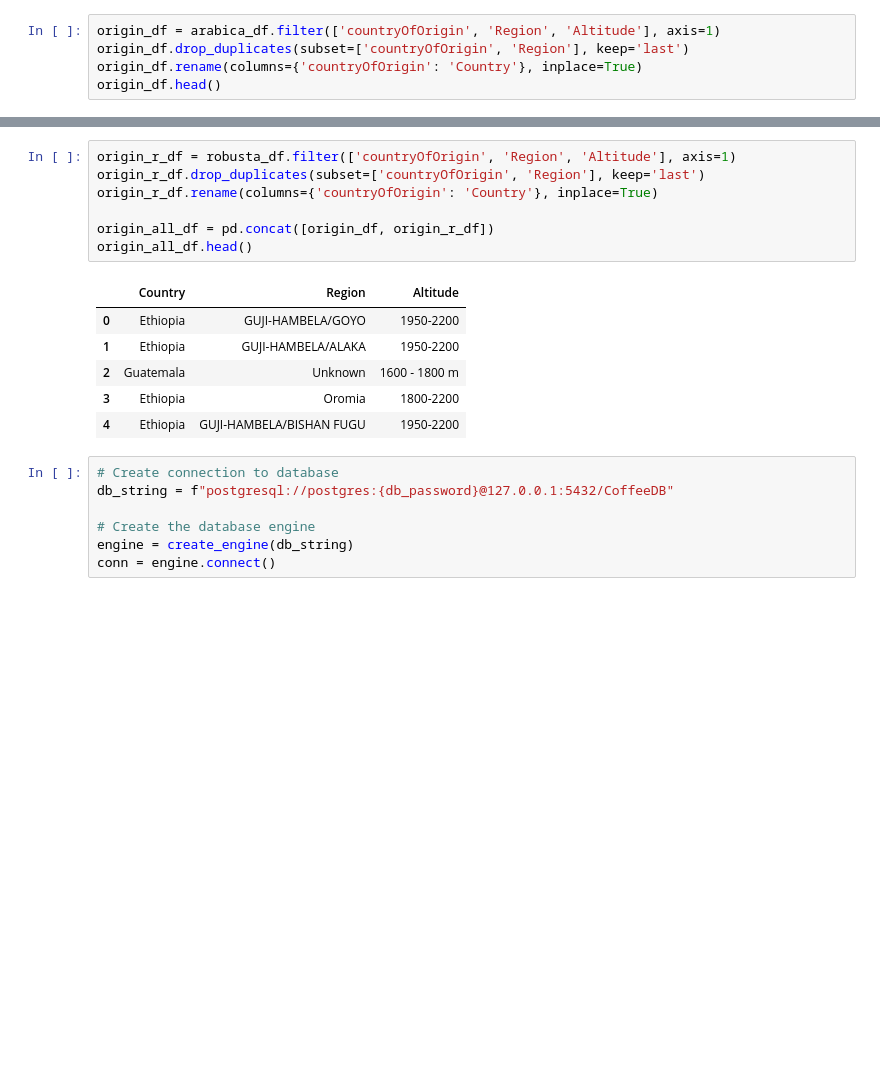
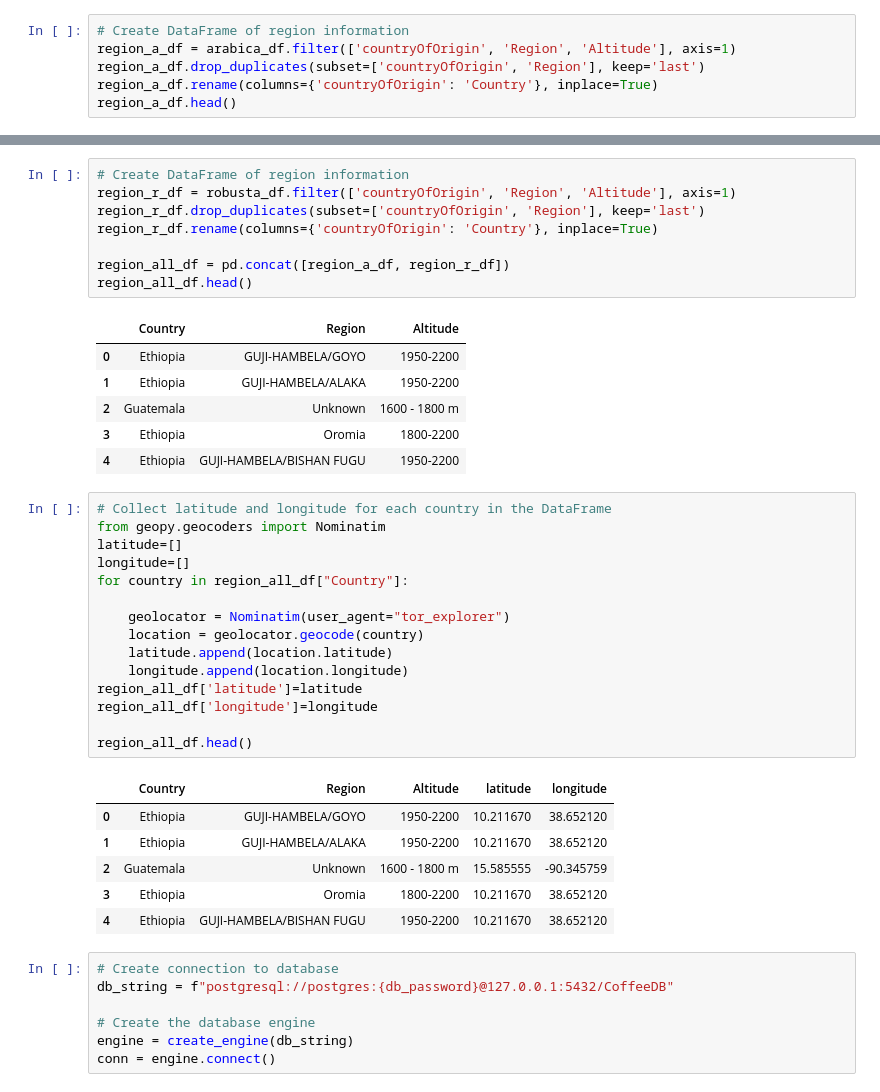
Before and after one commit to jkannis/Capstone, a Jupyter notebook: CSV_toPostgres.ipynb, the cells around one changed output, grey strips where cells are left out. Cells and saved outputs as stored; diff of their text form; blank space fills up the shorter version.

Commit message:
Add code to gather latitude and longitude for countries

```diff
--- a/CSV_toPostgres.ipynb
+++ b/CSV_toPostgres.ipynb
@@ -73,10 +73,11 @@ arabica_df.head()
 | 3 | Arabica | Yidnekachew Dabessa | Ethiopia | 1800-2200 | Oromia | 8.17 | 8.58 | 8.42 | 8.42 | 8.50 | ... |
 | 4 | Arabica | metad plc | Ethiopia | 1950-2200 | GUJI-HAMBELA/BISHAN FUGU | 8.25 | 8.50 | 8.25 | 8.50 | 8.42 | ... |
 # %%
-origin_df = arabica_df.filter(['countryOfOrigin', 'Region', 'Altitude'], axis=1)
-origin_df.drop_duplicates(subset=['countryOfOrigin', 'Region'], keep='last')
-origin_df.rename(columns={'countryOfOrigin': 'Country'}, inplace=True)
-origin_df.head()
+# Create DataFrame of region information
+region_a_df = arabica_df.filter(['countryOfOrigin', 'Region', 'Altitude'], axis=1)
+region_a_df.drop_duplicates(subset=['countryOfOrigin', 'Region'], keep='last')
+region_a_df.rename(columns={'countryOfOrigin': 'Country'}, inplace=True)
+region_a_df.head()
 # %% [output]
 |  | Country | Region | Altitude |
 | 0 | Ethiopia | GUJI-HAMBELA/GOYO | 1950-2200 |
@@ -143,12 +144,13 @@ robusta_df.head()
 | 3 | Robusta | UGACOF | Uganda | 1212 | Central | 8.00 | 7.92 | 7.92 | 7.75 | ... |
 | 4 | Robusta | Katuka Development Trust Ltd | Uganda | 1200-1300 | Luwero central region | 8.33 | 7.83 | 7.83 | 7.75 | ... |
 # %%
-origin_r_df = robusta_df.filter(['countryOfOrigin', 'Region', 'Altitude'], axis=1)
-origin_r_df.drop_duplicates(subset=['countryOfOrigin', 'Region'], keep='last')
-origin_r_df.rename(columns={'countryOfOrigin': 'Country'}, inplace=True)
+# Create DataFrame of region information
+region_r_df = robusta_df.filter(['countryOfOrigin', 'Region', 'Altitude'], axis=1)
+region_r_df.drop_duplicates(subset=['countryOfOrigin', 'Region'], keep='last')
+region_r_df.rename(columns={'countryOfOrigin': 'Country'}, inplace=True)
 
-origin_all_df = pd.concat([origin_df, origin_r_df])
-origin_all_df.head()
+region_all_df = pd.concat([region_a_df, region_r_df])
+region_all_df.head()
 # %% [output]
 |  | Country | Region | Altitude |
 | 0 | Ethiopia | GUJI-HAMBELA/GOYO | 1950-2200 |
@@ -156,6 +158,28 @@ origin_all_df.head()
 | 2 | Guatemala | Unknown | 1600 - 1800 m |
 | 3 | Ethiopia | Oromia | 1800-2200 |
 | 4 | Ethiopia | GUJI-HAMBELA/BISHAN FUGU | 1950-2200 |
+# %%
+# Collect latitude and longitude for each country in the DataFrame
+from geopy.geocoders import Nominatim
+latitude=[]
+longitude=[]
+for country in region_all_df["Country"]:
+
+    geolocator = Nominatim(user_agent="tor_explorer")
+    location = geolocator.geocode(country)
+    latitude.append(location.latitude)
+    longitude.append(location.longitude)
+region_all_df['latitude']=latitude
+region_all_df['longitude']=longitude
+
+region_all_df.head()
+# %% [output]
+|  | Country | Region | Altitude | latitude | longitude |
+| 0 | Ethiopia | GUJI-HAMBELA/GOYO | 1950-2200 | 10.211670 | 38.652120 |
+| 1 | Ethiopia | GUJI-HAMBELA/ALAKA | 1950-2200 | 10.211670 | 38.652120 |
+| 2 | Guatemala | Unknown | 1600 - 1800 m | 15.585555 | -90.345759 |
+| 3 | Ethiopia | Oromia | 1800-2200 | 10.211670 | 38.652120 |
+| 4 | Ethiopia | GUJI-HAMBELA/BISHAN FUGU | 1950-2200 | 10.211670 | 38.652120 |
 # %%
 # Create connection to database
 db_string = f"postgresql://postgres:{db_password}@127.0.0.1:5432/CoffeeDB"
```
Also changed, not shown: parts of 1 cell of this notebook.
